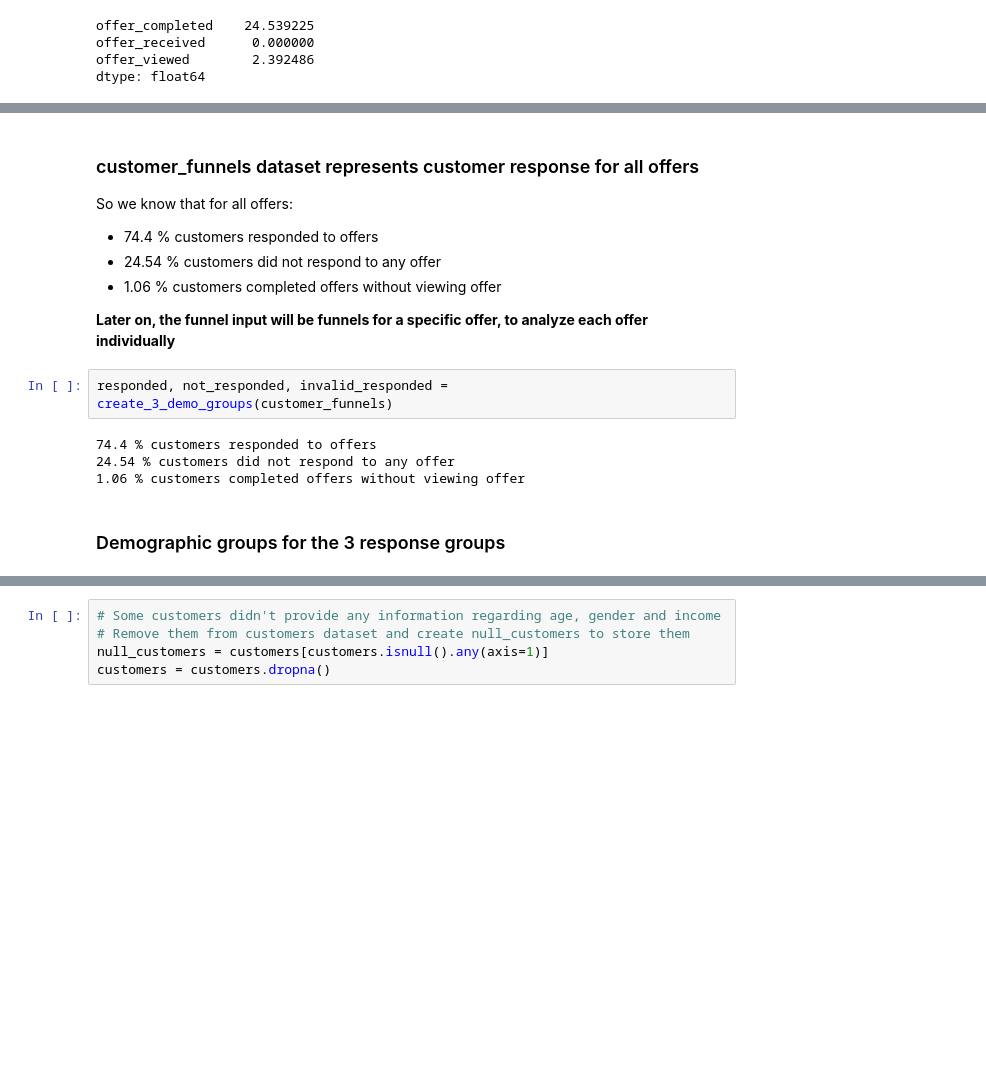
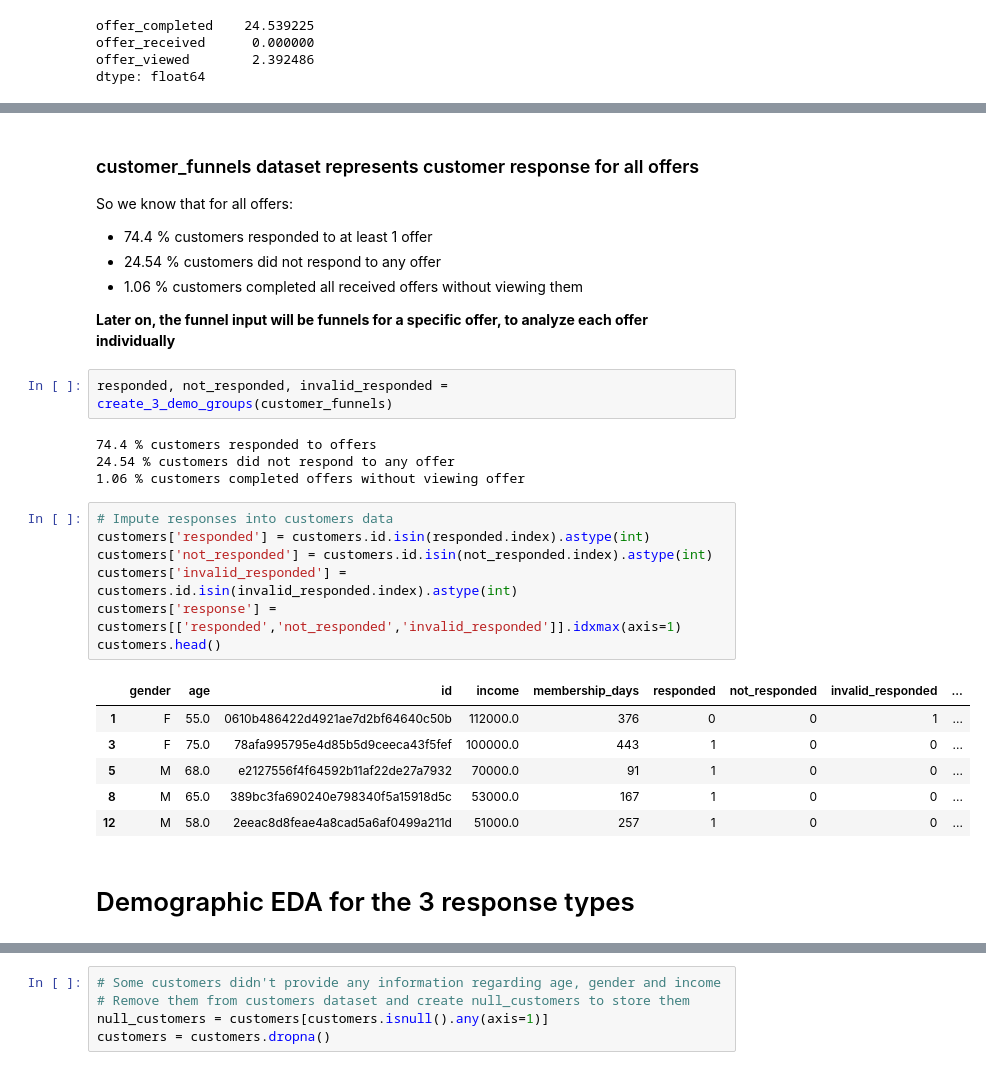
Before and after one commit to kevingao1136/Udacity_DataScience_Nanodegree, a Jupyter notebook: Starbucks_Capstone_Challenge/Starbucks_Capstone.ipynb, the cells around one changed output, grey strips where cells are left out. Drawn from its saved outputs; the diff is of its cells as text; blank space fills up the shorter version.

```diff
--- a/Starbucks_Capstone_Challenge/Starbucks_Capstone.ipynb
+++ b/Starbucks_Capstone_Challenge/Starbucks_Capstone.ipynb
@@ -126,9 +162,9 @@ def create_3_demo_groups(funnel):
 # %% [markdown]
 ### customer_funnels dataset represents customer response for all offers
 So we know that for all offers:
-- 74.4 % customers responded to offers
+- 74.4 % customers responded to at least 1 offer
 - 24.54 % customers did not respond to any offer
-- 1.06 % customers completed offers without viewing offer
+- 1.06 % customers completed all received offers without viewing them
 
 **Later on, the funnel input will be funnels for a specific offer, to analyze each offer individually**
 # %%
@@ -137,5 +173,19 @@ responded, not_responded, invalid_responded = create_3_demo_groups(customer_funn
 74.4 % customers responded to offers
 24.54 % customers did not respond to any offer
 1.06 % customers completed offers without viewing offer
+# %%
+# Impute responses into customers data
+customers['responded'] = customers.id.isin(responded.index).astype(int)
+customers['not_responded'] = customers.id.isin(not_responded.index).astype(int)
+customers['invalid_responded'] = customers.id.isin(invalid_responded.index).astype(int)
+customers['response'] = customers[['responded','not_responded','invalid_responded']].idxmax(axis=1)
+customers.head()
+# %% [output]
+|  | gender | age | id | income | membership_days | responded | not_responded | invalid_responded | ... |
+| 1 | F | 55.0 | 0610b486422d4921ae7d2bf64640c50b | 112000.0 | 376 | 0 | 0 | 1 | ... |
+| 3 | F | 75.0 | 78afa995795e4d85b5d9ceeca43f5fef | 100000.0 | 443 | 1 | 0 | 0 | ... |
+| 5 | M | 68.0 | e2127556f4f64592b11af22de27a7932 | 70000.0 | 91 | 1 | 0 | 0 | ... |
+| 8 | M | 65.0 | 389bc3fa690240e798340f5a15918d5c | 53000.0 | 167 | 1 | 0 | 0 | ... |
+| 12 | M | 58.0 | 2eeac8d8feae4a8cad5a6af0499a211d | 51000.0 | 257 | 1 | 0 | 0 | ... |
 # %% [markdown]
-### Demographic groups for the 3 response groups
+# Demographic EDA for the 3 response types
```
Also changed, not shown: parts of 14 cells of this notebook.
